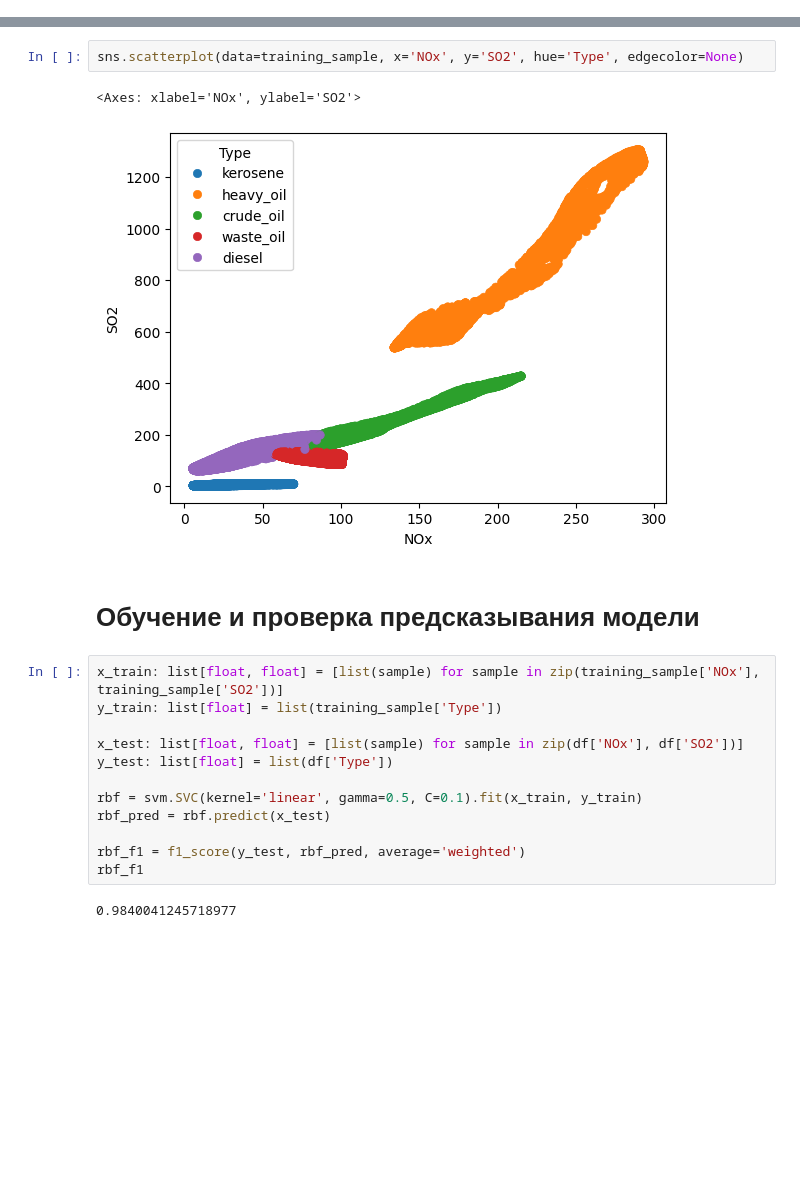
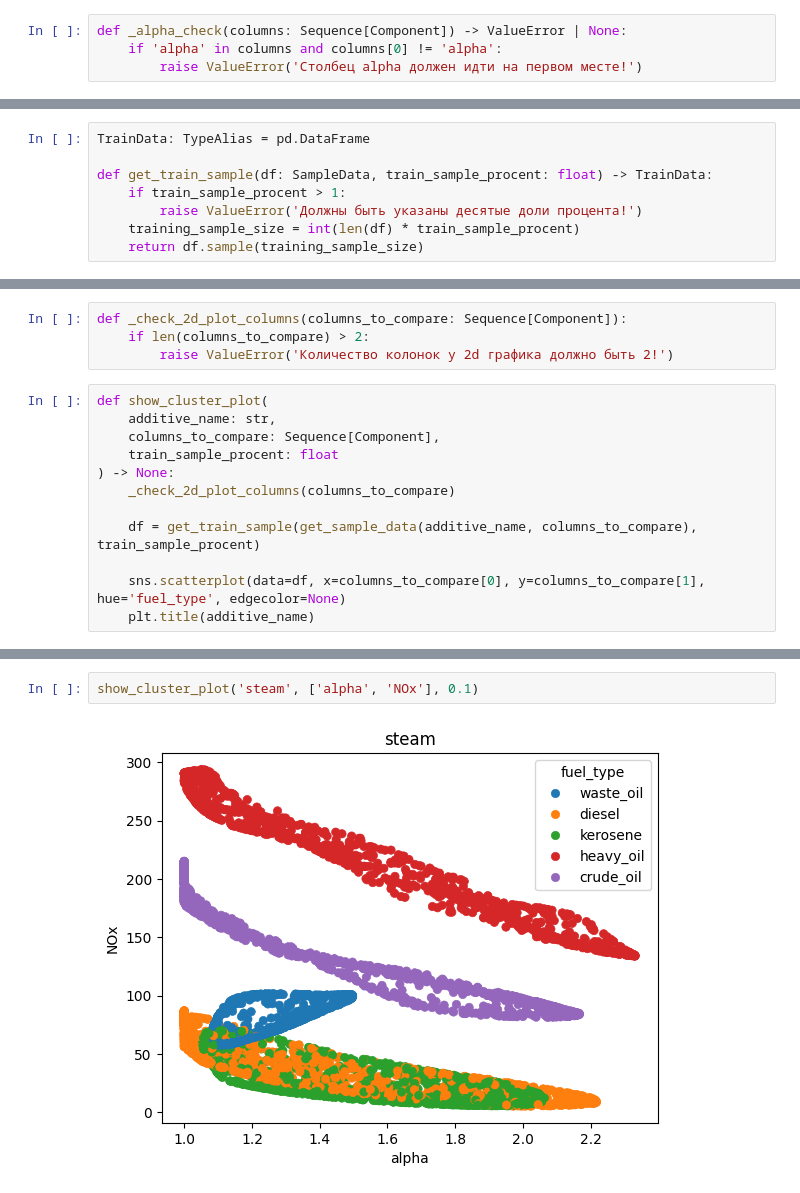
Before and after one commit to EvilSoboL/machineLearningNstu, a Jupyter notebook: notebooks/course_work_bigdata.ipynb, the cells around one changed output, grey strips where cells are left out. Saved outputs shown, nothing was run; the diff lists cells and outputs as text; blank space fills up the shorter version.

```diff
--- a/notebooks/course_work_bigdata.ipynb
+++ b/notebooks/course_work_bigdata.ipynb
@@ -51,0 +75,4 @@ training_sample: pd.DataFrame = df.sample(training_sample_size)
+# %%
+def _alpha_check(columns: Sequence[Component]) -> ValueError | None:
+    if 'alpha' in columns and columns[0] != 'alpha':
+        raise ValueError('Cтолбец alpha должен идти на первом месте!')
@@ -52 +108,9 @@ training_sample: pd.DataFrame = df.sample(training_sample_size)
+# %%
+TrainData: TypeAlias = pd.DataFrame
+
+def get_train_sample(df: SampleData, train_sample_procent: float) -> TrainData:
+    if train_sample_procent > 1:
+        raise ValueError('Должны быть указаны десятые доли процента!')
+    training_sample_size = int(len(df) * train_sample_procent)
+    return df.sample(training_sample_size)
 # %% [markdown]
@@ -53,0 +118,16 @@ training_sample: pd.DataFrame = df.sample(training_sample_size)
+# %%
+def _check_2d_plot_columns(columns_to_compare: Sequence[Component]):
+    if len(columns_to_compare) > 2:
+        raise ValueError('Количество колонок у 2d графика должно быть 2!')
+# %%
+def show_cluster_plot(
+    additive_name: str,
+    columns_to_compare: Sequence[Component],
+    train_sample_procent: float
+) -> None:
+    _check_2d_plot_columns(columns_to_compare)
+
+    df = get_train_sample(get_sample_data(additive_name, columns_to_compare), train_sample_procent)
+
+    sns.scatterplot(data=df, x=columns_to_compare[0], y=columns_to_compare[1], hue='fuel_type', edgecolor=None)
+    plt.title(additive_name)
@@ -54,21 +138,4 @@ training_sample: pd.DataFrame = df.sample(training_sample_size)
 # %%
-sns.scatterplot(data=training_sample, x='NOx', y='SO2', hue='Type', edgecolor=None)
+show_cluster_plot('steam', ['alpha', 'NOx'], 0.1)
 # %% [output]
-<Axes: xlabel='NOx', ylabel='SO2'>
-[figure, old version]
+[figure, new version]
-# %% [markdown]
-# Обучение и проверка предсказывания модели
-# %%
-x_train: list[float, float] = [list(sample) for sample in zip(training_sample['NOx'], training_sample['SO2'])]
-y_train: list[float] = list(training_sample['Type'])
-
-x_test: list[float, float] = [list(sample) for sample in zip(df['NOx'], df['SO2'])]
-y_test: list[float] = list(df['Type'])
-
-rbf = svm.SVC(kernel='linear', gamma=0.5, C=0.1).fit(x_train, y_train)
-rbf_pred = rbf.predict(x_test)
-
-rbf_f1 = f1_score(y_test, rbf_pred, average='weighted')
-rbf_f1
-# %% [output]
-0.9840041245718977
```
Also changed, not shown: parts of 32 cells of this notebook, 1 other file.
